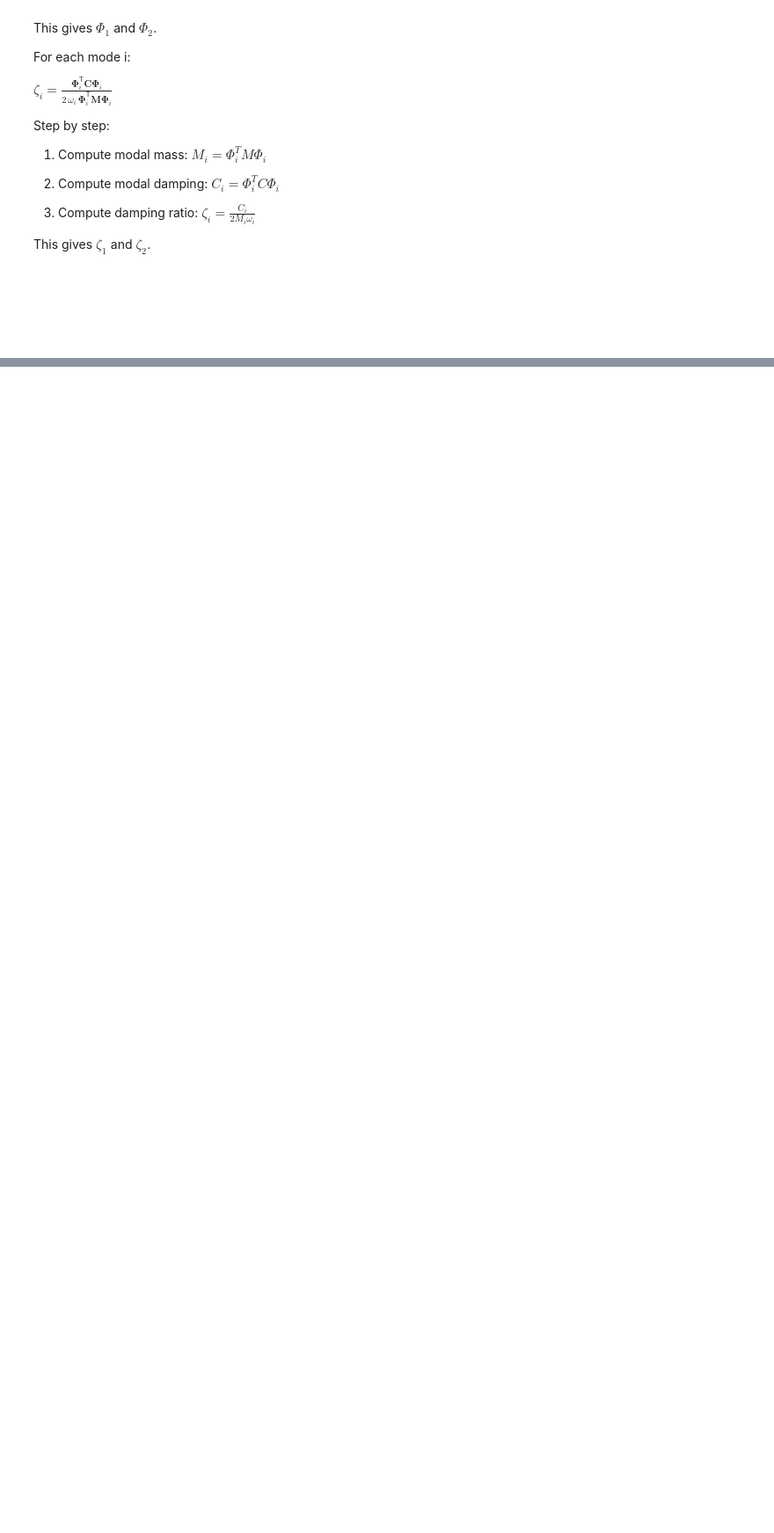
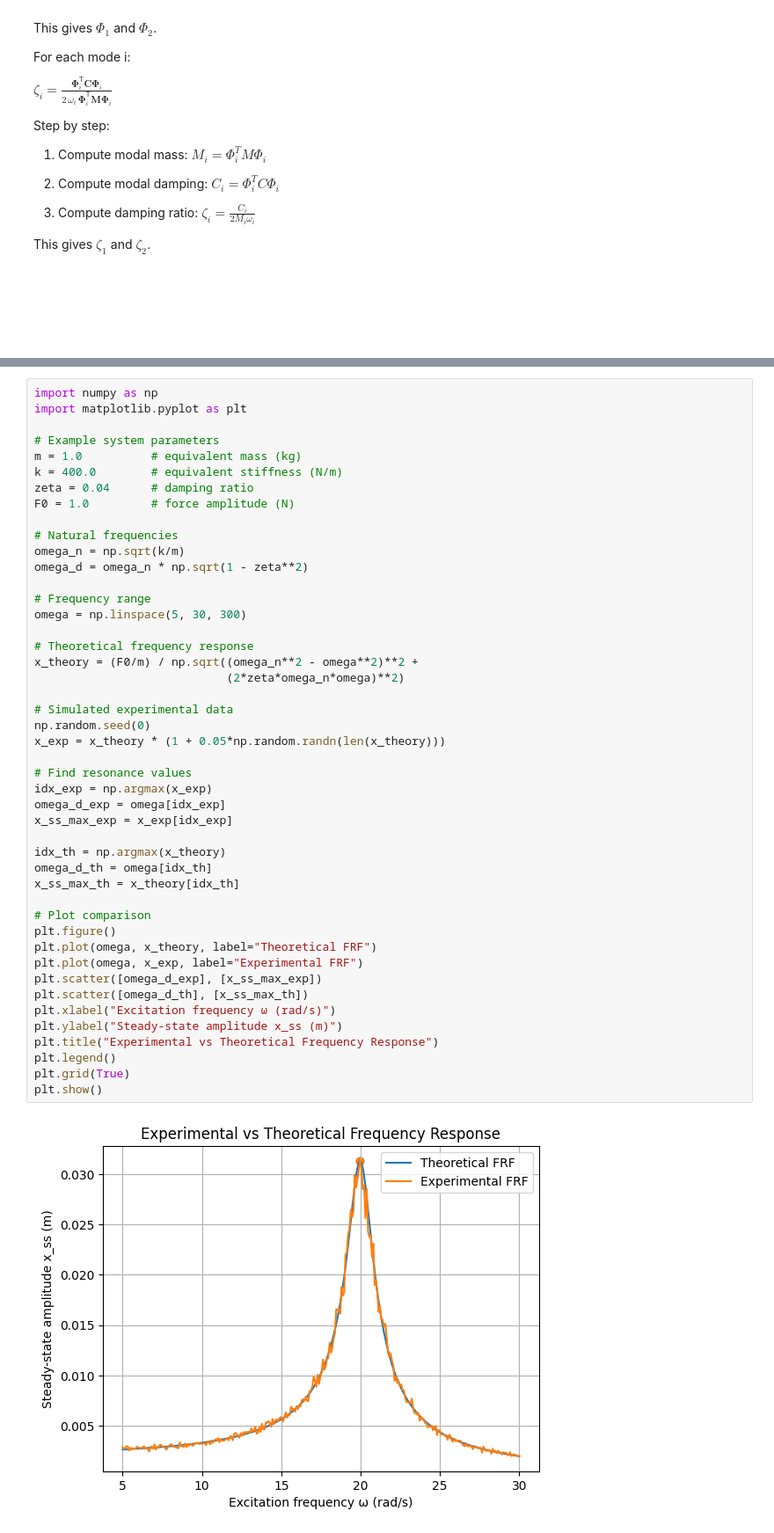
Before and after one commit to Du-nara/ME421-Mechanical-Systems-Lab-A3, a Jupyter notebook: Vibration/E_20_388_Vibration.ipynb, the cells around one changed output, grey strips where cells are left out. Shown at 88% size. Drawn from its saved outputs; the diff is of its cells as text; blank space fills up the shorter version.

```diff
--- a/Vibration/E_20_388_Vibration.ipynb
+++ b/Vibration/E_20_388_Vibration.ipynb
@@ -307,0 +312,48 @@ plt.show()
+# %%
+import numpy as np
+import matplotlib.pyplot as plt
+
+# Example system parameters
+m = 1.0          # equivalent mass (kg)
+k = 400.0        # equivalent stiffness (N/m)
+zeta = 0.04      # damping ratio
+F0 = 1.0         # force amplitude (N)
+
+# Natural frequencies
+omega_n = np.sqrt(k/m)
+omega_d = omega_n * np.sqrt(1 - zeta**2)
+
+# Frequency range
+omega = np.linspace(5, 30, 300)
+
+# Theoretical frequency response
+x_theory = (F0/m) / np.sqrt((omega_n**2 - omega**2)**2 +
+                            (2*zeta*omega_n*omega)**2)
+
+# Simulated experimental data
+np.random.seed(0)
+x_exp = x_theory * (1 + 0.05*np.random.randn(len(x_theory)))
+
+# Find resonance values
+idx_exp = np.argmax(x_exp)
+omega_d_exp = omega[idx_exp]
+x_ss_max_exp = x_exp[idx_exp]
+
+idx_th = np.argmax(x_theory)
+omega_d_th = omega[idx_th]
+x_ss_max_th = x_theory[idx_th]
+
+# Plot comparison
+plt.figure()
+plt.plot(omega, x_theory, label="Theoretical FRF")
+plt.plot(omega, x_exp, label="Experimental FRF")
+plt.scatter([omega_d_exp], [x_ss_max_exp])
+plt.scatter([omega_d_th], [x_ss_max_th])
+plt.xlabel("Excitation frequency ω (rad/s)")
+plt.ylabel("Steady-state amplitude x_ss (m)")
+plt.title("Experimental vs Theoretical Frequency Response")
+plt.legend()
+plt.grid(True)
+plt.show()
+# %% [output]
+[figure, added]
```
Also changed, not shown: parts of 3 cells of this notebook.
